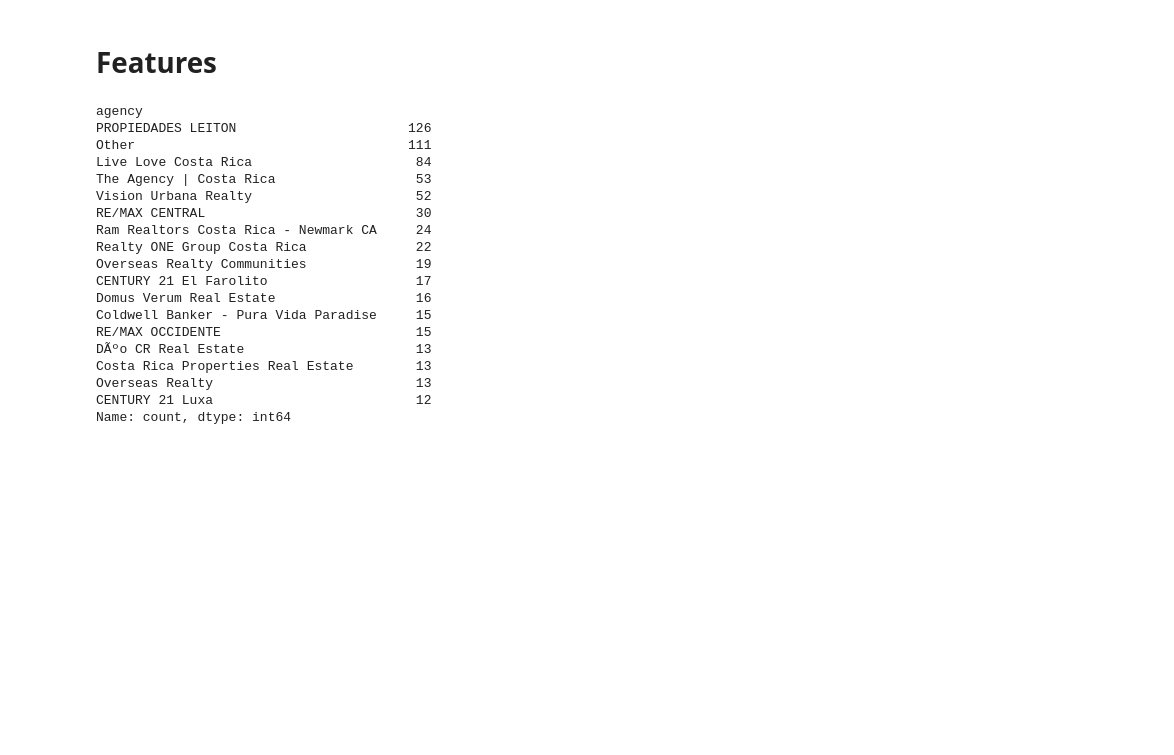
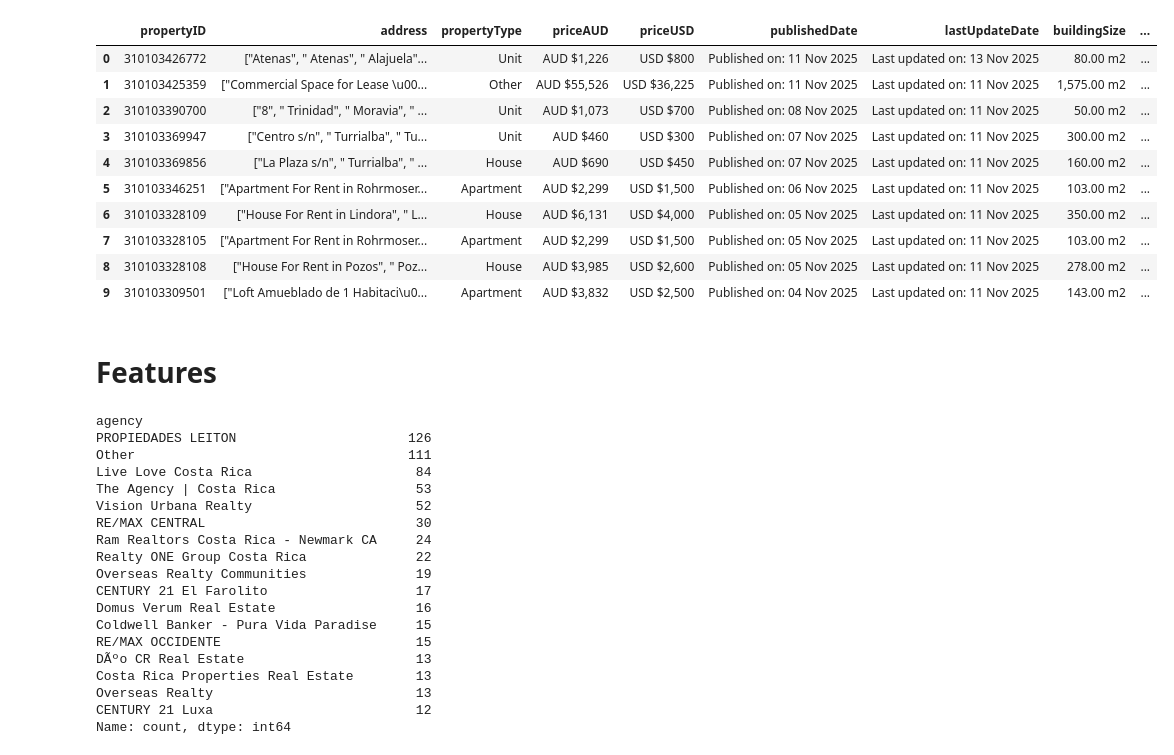
Before and after one commit to JafaDsX/RealEstateMiner, a Jupyter notebook: RealEstateMiner/notebooks/02-data-preprocessing.ipynb, the cells around one changed output. Drawn from its saved outputs; the diff is of its cells as text; code cells hidden in the pictures; blank space fills up the shorter version.

```diff
--- a/RealEstateMiner/notebooks/02-data-preprocessing.ipynb
+++ b/RealEstateMiner/notebooks/02-data-preprocessing.ipynb
@@ -11,6 +11,19 @@ from sklearn.model_selection import train_test_split
 warnings.filterwarnings("ignore")
 # %%
 df = pd.read_csv("../data/raw/CR-advertise-urls.csv")
+df.head(10)
+# %% [output]
+|  | propertyID | address | propertyType | priceAUD | priceUSD | publishedDate | lastUpdateDate | buildingSize | ... |
+| 0 | 310103426772 | ["Atenas", " Atenas", " Alajuela"... | Unit | AUD $1,226 | USD $800 | Published on: 11 Nov 2025 | Last updated on: 13 Nov 2025 | 80.00 m2 | ... |
+| 1 | 310103425359 | ["Commercial Space for Lease \u00... | Other | AUD $55,526 | USD $36,225 | Published on: 11 Nov 2025 | Last updated on: 11 Nov 2025 | 1,575.00 m2 | ... |
+| 2 | 310103390700 | ["8", " Trinidad", " Moravia", " ... | Unit | AUD $1,073 | USD $700 | Published on: 08 Nov 2025 | Last updated on: 11 Nov 2025 | 50.00 m2 | ... |
+| 3 | 310103369947 | ["Centro s/n", " Turrialba", " Tu... | Unit | AUD $460 | USD $300 | Published on: 07 Nov 2025 | Last updated on: 11 Nov 2025 | 300.00 m2 | ... |
+| 4 | 310103369856 | ["La Plaza s/n", " Turrialba", " ... | House | AUD $690 | USD $450 | Published on: 07 Nov 2025 | Last updated on: 11 Nov 2025 | 160.00 m2 | ... |
+| 5 | 310103346251 | ["Apartment For Rent in Rohrmoser... | Apartment | AUD $2,299 | USD $1,500 | Published on: 06 Nov 2025 | Last updated on: 11 Nov 2025 | 103.00 m2 | ... |
+| 6 | 310103328109 | ["House For Rent in Lindora", " L... | House | AUD $6,131 | USD $4,000 | Published on: 05 Nov 2025 | Last updated on: 11 Nov 2025 | 350.00 m2 | ... |
+| 7 | 310103328105 | ["Apartment For Rent in Rohrmoser... | Apartment | AUD $2,299 | USD $1,500 | Published on: 05 Nov 2025 | Last updated on: 11 Nov 2025 | 103.00 m2 | ... |
+| 8 | 310103328108 | ["House For Rent in Pozos", " Poz... | House | AUD $3,985 | USD $2,600 | Published on: 05 Nov 2025 | Last updated on: 11 Nov 2025 | 278.00 m2 | ... |
+| 9 | 310103309501 | ["Loft Amueblado de 1 Habitaci\u0... | Apartment | AUD $3,832 | USD $2,500 | Published on: 04 Nov 2025 | Last updated on: 11 Nov 2025 | 143.00 m2 | ... |
 # %% [markdown]
 # Features
 # %%
```
Also changed, not shown: 4 other files.
